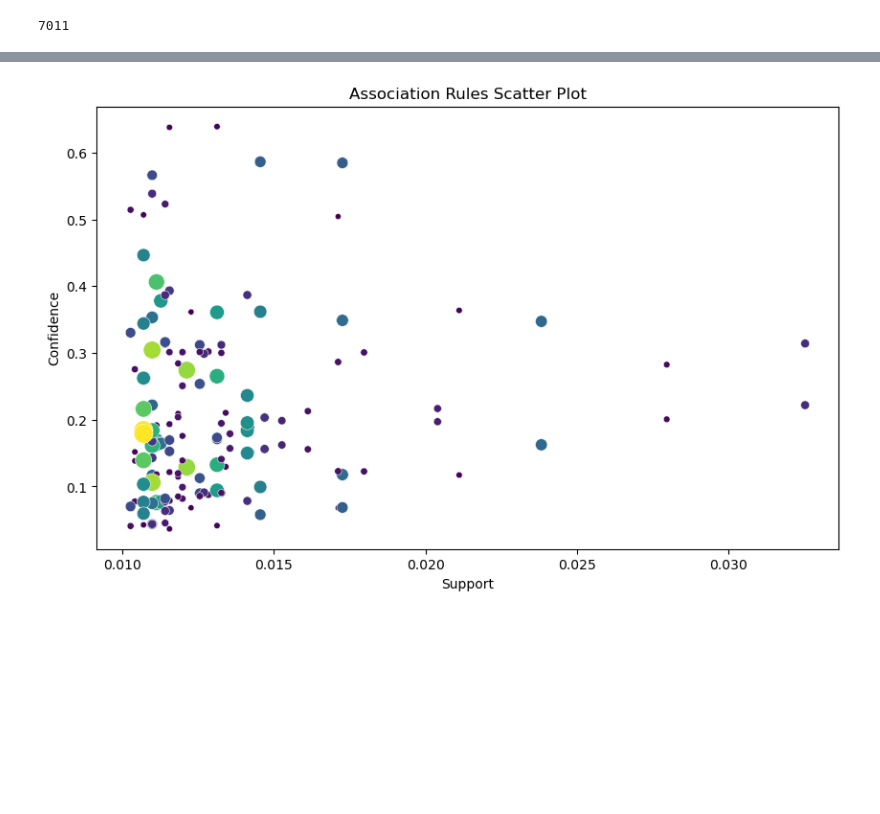
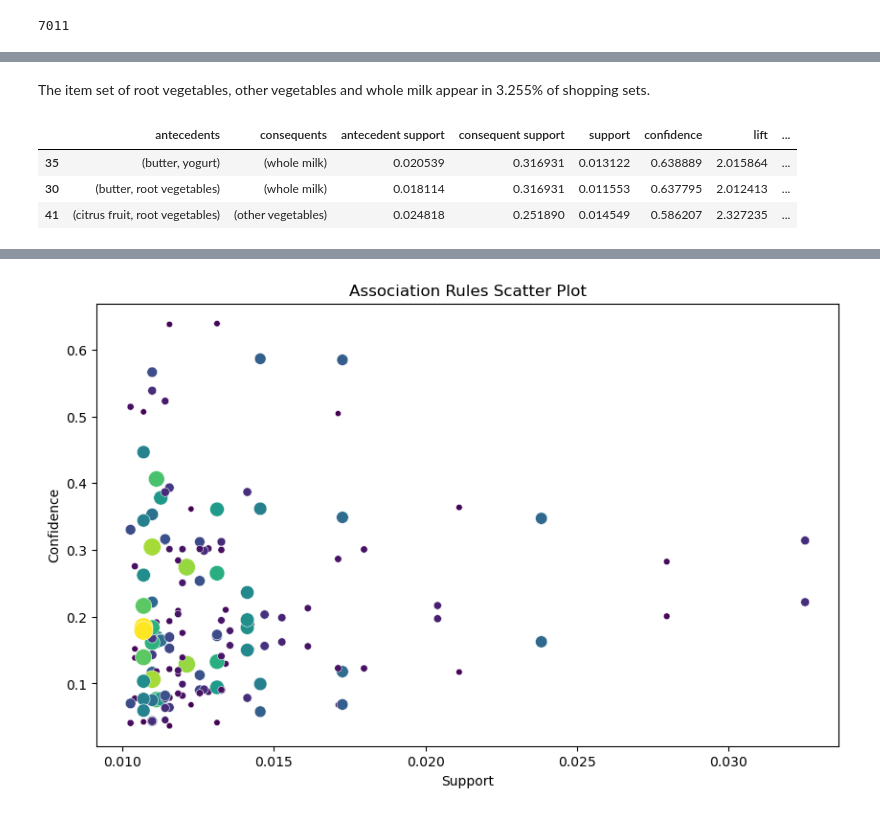
Before and after one commit to navya97singhal/Introduction-to-Machine-Learning_STA380, a Jupyter notebook: Q8 Association rule mining.ipynb, the cells around one changed output, grey strips where cells are left out. Drawn from its saved outputs; the diff is of its cells as text; code cells hidden in the pictures; blank space fills up the shorter version.

```diff
--- a/Q8 Association rule mining.ipynb
+++ b/Q8 Association rule mining.ipynb
@@ -86,0 +103,12 @@ rules
+# %% [markdown]
+The item set of root vegetables, other vegetables and whole milk appear in 3.255% of shopping sets.
+# %%
+# Based on above rules, we sort the rules based on confidence
+sorted_rules = rules.sort_values(by=['confidence'], ascending=[False])
+# Display the sorted rules
+sorted_rules[:3]
+# %% [output]
+|  | antecedents | consequents | antecedent support | consequent support | support | confidence | lift | ... |
+| 35 | (butter, yogurt) | (whole milk) | 0.020539 | 0.316931 | 0.013122 | 0.638889 | 2.015864 | ... |
+| 30 | (butter, root vegetables) | (whole milk) | 0.018114 | 0.316931 | 0.011553 | 0.637795 | 2.012413 | ... |
+| 41 | (citrus fruit, root vegetables) | (other vegetables) | 0.024818 | 0.251890 | 0.014549 | 0.586207 | 2.327235 | ... |
```
Also changed, not shown: parts of 11 cells of this notebook.
